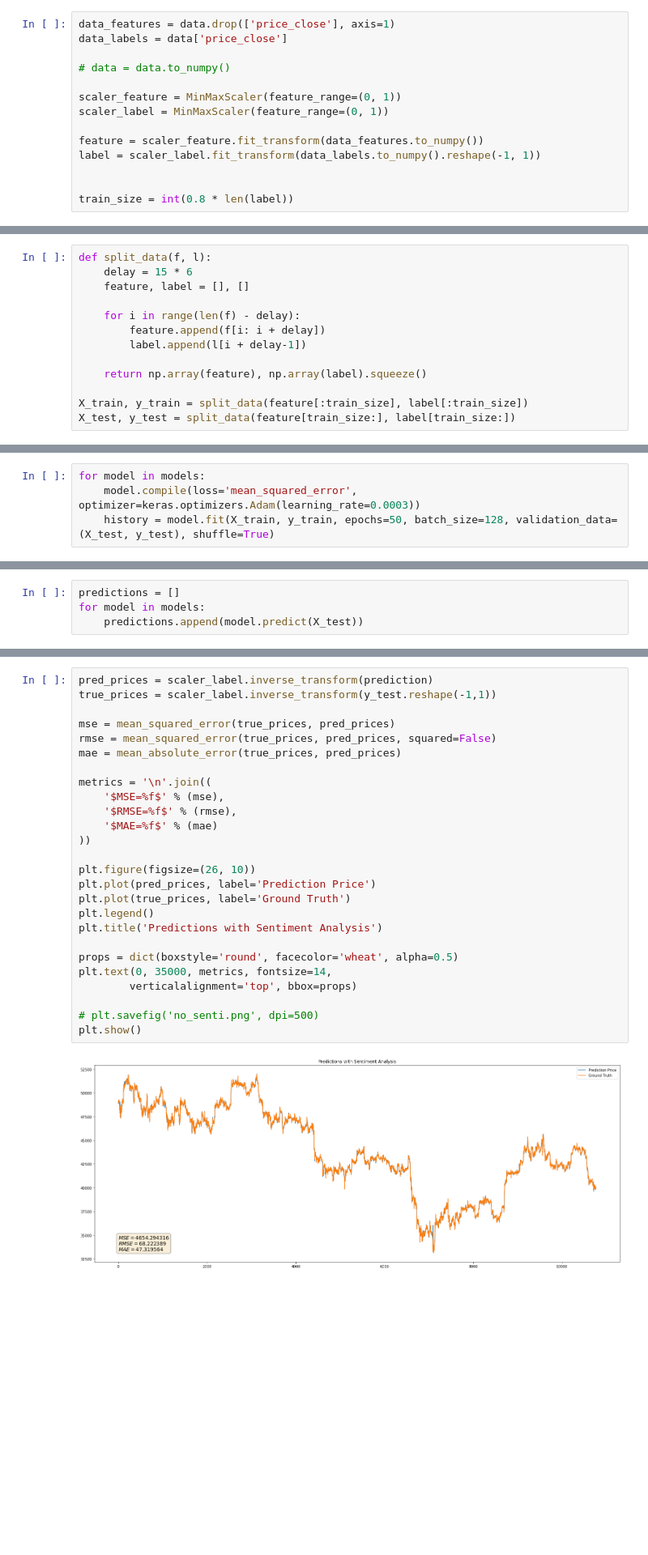
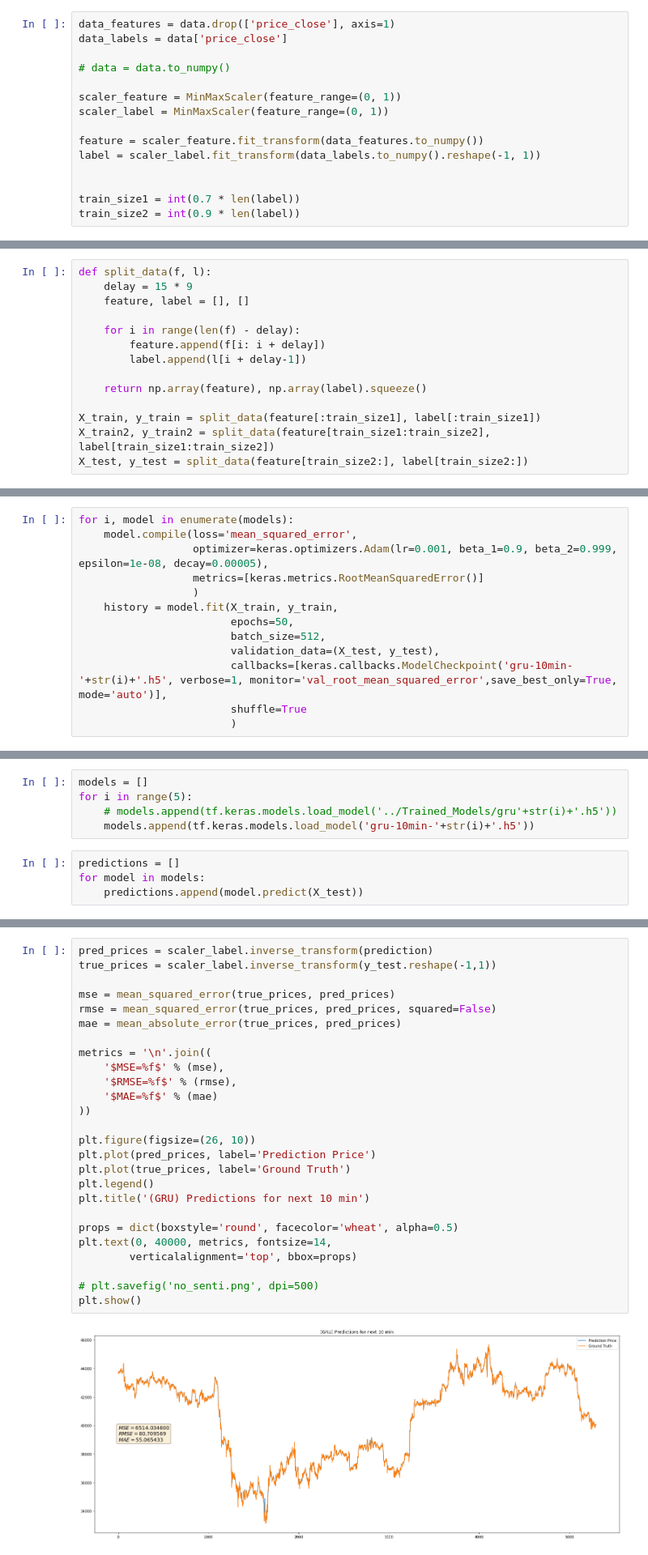
Before and after one commit to SegmentationErr/COMP5703_Capstone, a Jupyter notebook: Models/gru_10min_keras_ensemble.ipynb, the cells around one changed output, grey strips where cells are left out. Shown: that part at 81% size. Cells and saved outputs as stored; diff of their text form; blank space fills up the shorter version.

Commit message:
add base GRU model

```diff
--- a/Models/gru_10min_keras_ensemble.ipynb
+++ b/Models/gru_10min_keras_ensemble.ipynb
@@ -53,7 +51,8 @@ feature = scaler_feature.fit_transform(data_features.to_numpy())
 label = scaler_label.fit_transform(data_labels.to_numpy().reshape(-1, 1))
 
 
-train_size = int(0.8 * len(label))
+train_size1 = int(0.7 * len(label))
+train_size2 = int(0.9 * len(label))
 # %%
 print(data_features[:3])
 print(data_labels[:3])
@@ -78,7 +77,7 @@ print(data_labels[:3])
 Name: price_close, dtype: float64
 # %%
 def split_data(f, l):
-    delay = 15 * 6
+    delay = 15 * 9
     feature, label = [], []
 
     for i in range(len(f) - delay):
@@ -87,8 +86,9 @@ def split_data(f, l):
 
     return np.array(feature), np.array(label).squeeze()
 
-X_train, y_train = split_data(feature[:train_size], label[:train_size])
-X_test, y_test = split_data(feature[train_size:], label[train_size:])
+X_train, y_train = split_data(feature[:train_size1], label[:train_size1])
+X_train2, y_train2 = split_data(feature[train_size1:train_size2], label[train_size1:train_size2])
+X_test, y_test = split_data(feature[train_size2:], label[train_size2:])
 # %%
 models = [
     keras.Sequential([
@@ -116,5 +112,14 @@ False
 # %%
-for model in models:
-    model.compile(loss='mean_squared_error', optimizer=keras.optimizers.Adam(learning_rate=0.0003))
-    history = model.fit(X_train, y_train, epochs=50, batch_size=128, validation_data=(X_test, y_test), shuffle=True)
+for i, model in enumerate(models):
+    model.compile(loss='mean_squared_error',
+                  optimizer=keras.optimizers.Adam(lr=0.001, beta_1=0.9, beta_2=0.999, epsilon=1e-08, decay=0.00005),
+                  metrics=[keras.metrics.RootMeanSquaredError()]
+                  )
+    history = model.fit(X_train, y_train,
+                        epochs=50,
+                        batch_size=512,
+                        validation_data=(X_test, y_test),
+                        callbacks=[keras.callbacks.ModelCheckpoint('gru-10min-'+str(i)+'.h5', verbose=1, monitor='val_root_mean_squared_error',save_best_only=True, mode='auto')],
+                        shuffle=True
+                        )
 # %% [output]
@@ -148,3 +146,8 @@ Epoch 50/50
+# %%
+models = []
+for i in range(5):
+    # models.append(tf.keras.models.load_model('../Trained_Models/gru'+str(i)+'.h5'))
+    models.append(tf.keras.models.load_model('gru-10min-'+str(i)+'.h5'))
 # %%
 predictions = []
 for model in models:
@@ -209,28 +212,28 @@ plt.show()
 # %%
 pred_prices = scaler_label.inverse_transform(prediction)
 true_prices = scaler_label.inverse_transform(y_test.reshape(-1,1))
 
 mse = mean_squared_error(true_prices, pred_prices)
 rmse = mean_squared_error(true_prices, pred_prices, squared=False)
 mae = mean_absolute_error(true_prices, pred_prices)
 
 metrics = '\n'.join((
     '$MSE=%f$' % (mse),
     '$RMSE=%f$' % (rmse),
     '$MAE=%f$' % (mae)
 ))
 
 plt.figure(figsize=(26, 10))
 plt.plot(pred_prices, label='Prediction Price')
 plt.plot(true_prices, label='Ground Truth')
 plt.legend()
-plt.title('Predictions with Sentiment Analysis')
+plt.title('(GRU) Predictions for next 10 min')
 
 props = dict(boxstyle='round', facecolor='wheat', alpha=0.5)
-plt.text(0, 35000, metrics, fontsize=14,
+plt.text(0, 40000, metrics, fontsize=14,
         verticalalignment='top', bbox=props)
 
 # plt.savefig('no_senti.png', dpi=500)
 plt.show()
 # %% [output]
-[figure, old version]
+[figure, new version]
```
Also changed, not shown: parts of 7 cells of this notebook, 3 other files.
